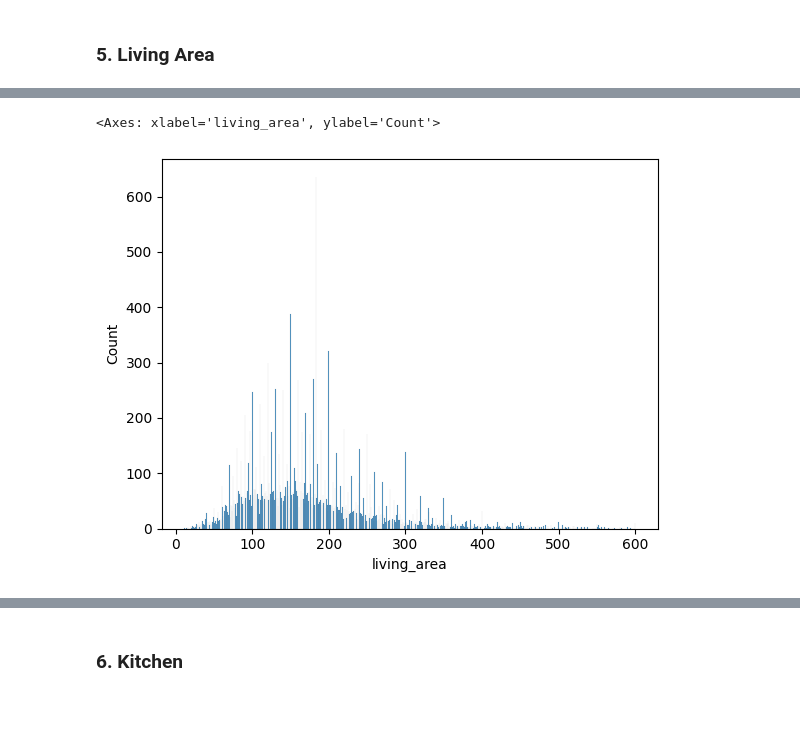
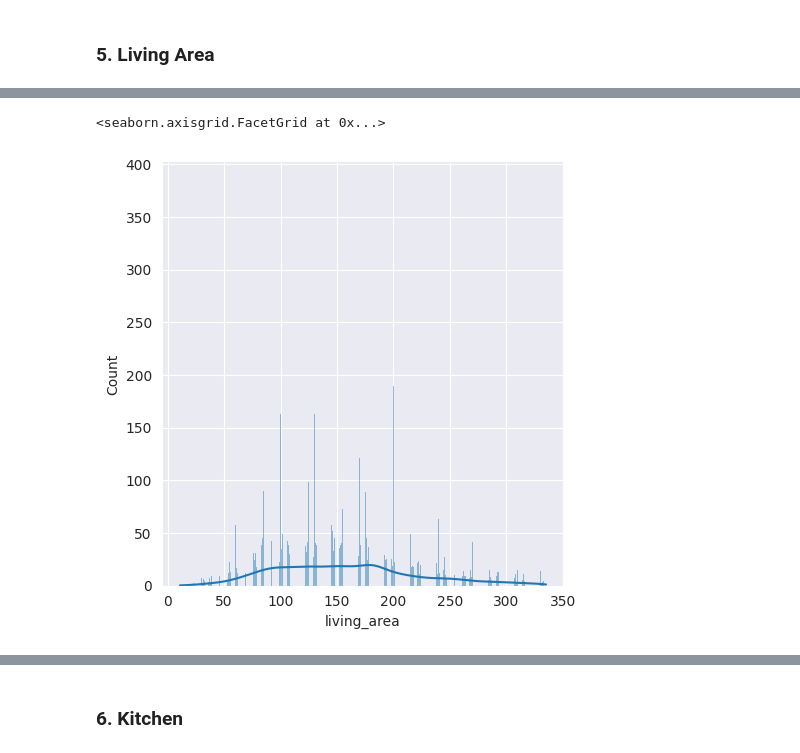
Before and after one commit to nikolaaswillaert/ImmoElizaDataAnalysis, a Jupyter notebook: datacleaning.ipynb, the cells around one changed output, grey strips where cells are left out. Cells and saved outputs as stored; diff of their text form; code cells hidden in the pictures; blank space fills up the shorter version.

```diff
--- a/datacleaning.ipynb
+++ b/datacleaning.ipynb
@@ -536,9 +545,9 @@ df[df['living_area'].isna()]
 # %%
 df_living_area = df[df['living_area'] <= 600]
-sns.histplot(df_living_area, x='living_area', bins=1000)
+sns.displot(df_living_area, x='living_area', bins=1000, kde=True)
 # %% [output]
-<Axes: xlabel='living_area', ylabel='Count'>
+<seaborn.axisgrid.FacetGrid at 0x...>
-[figure, old version]
+[figure, new version]
 # %%
 # Visualise and Remove the outlyers
 sns.boxplot(x=df['living_area'])
```
Also changed, not shown: parts of 102 cells of this notebook, 12 other files.
